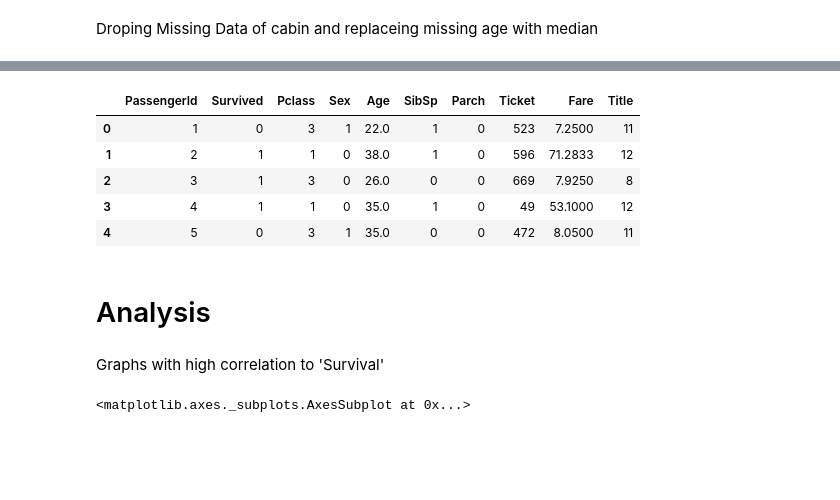
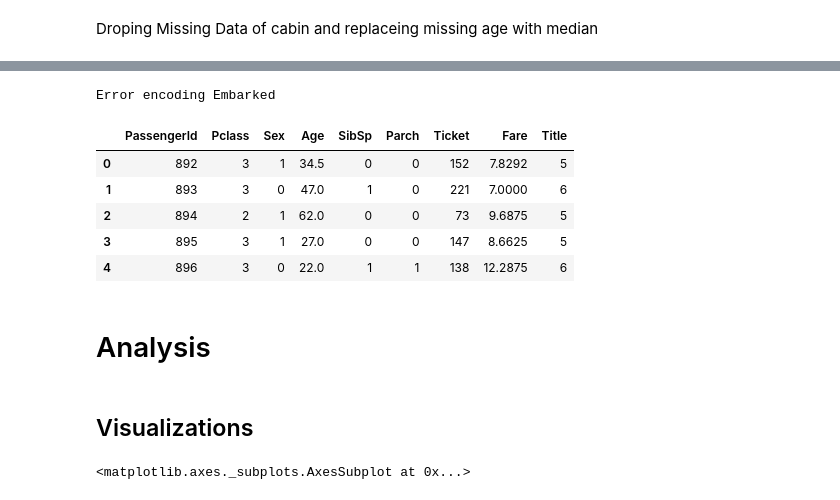
Before and after one commit to jtvkw2/Titanic-Data-Competiton, a Jupyter notebook: Titanic Data Competition.ipynb, the cells around one changed output, grey strips where cells are left out. Saved outputs shown, nothing was run; the diff lists cells and outputs as text; code cells hidden in the pictures; blank space fills up the shorter version.

```diff
--- a/Titanic Data Competition.ipynb
+++ b/Titanic Data Competition.ipynb
@@ -53,5 +67,7 @@ sns.heatmap(train_data[cols].isnull(), cmap=sns.color_palette(colours))
 Droping Missing Data of cabin and replaceing missing age with median
 # %%
 train_data['Title'] = train_data['Name'].str.split(", ", expand=True)[1].str.split(".", expand=True)[0]
+test_data['Title'] = test_data['Name'].str.split(", ", expand=True)[1].str.split(".", expand=True)[0]
 train_data.head()
+test_data.head()
 # %% [output]
@@ -64,7 +80,7 @@ train_data.head()
 # %%
 train_data.drop('Cabin', axis=1, inplace=True)
 train_data.drop('Name', axis=1, inplace=True)
-train_data.drop('Embarked', axis=1, inplace=True)
+#train_data.drop('Embarked', axis=1, inplace=True)
 
 med = train_data['Age'].median()
 print(med)
@@ -80,0 +97,9 @@ train_data.head()
+# %%
+test_data.drop('Cabin', axis=1, inplace=True)
+test_data.drop('Name', axis=1, inplace=True)
+test_data.drop('Embarked', axis=1, inplace=True)
+
+med = test_data['Age'].median()
+print(med)
+test_data['Age'] = test_data['Age'].fillna(med)
+test_data.head()
@@ -90,18 +123,20 @@ def dummyEncode(df):
     return df
 # %%
 train_data = dummyEncode(train_data)
-train_data.head()
+test_data = dummyEncode(test_data)
+test_data.head()
 # %% [output]
+Error encoding Embarked
-|  | PassengerId | Survived | Pclass | Sex | Age | SibSp | Parch | Ticket | Fare | Title |
-| 0 | 1 | 0 | 3 | 1 | 22.0 | 1 | 0 | 523 | 7.2500 | 11 |
-| 1 | 2 | 1 | 1 | 0 | 38.0 | 1 | 0 | 596 | 71.2833 | 12 |
-| 2 | 3 | 1 | 3 | 0 | 26.0 | 0 | 0 | 669 | 7.9250 | 8 |
-| 3 | 4 | 1 | 1 | 0 | 35.0 | 1 | 0 | 49 | 53.1000 | 12 |
-| 4 | 5 | 0 | 3 | 1 | 35.0 | 0 | 0 | 472 | 8.0500 | 11 |
+|  | PassengerId | Pclass | Sex | Age | SibSp | Parch | Ticket | Fare | Title |
+| 0 | 892 | 3 | 1 | 34.5 | 0 | 0 | 152 | 7.8292 | 5 |
+| 1 | 893 | 3 | 0 | 47.0 | 1 | 0 | 221 | 7.0000 | 6 |
+| 2 | 894 | 2 | 1 | 62.0 | 0 | 0 | 73 | 9.6875 | 5 |
+| 3 | 895 | 3 | 1 | 27.0 | 0 | 0 | 147 | 8.6625 | 5 |
+| 4 | 896 | 3 | 0 | 22.0 | 1 | 1 | 138 | 12.2875 | 6 |
 # %% [markdown]
 # Analysis
-# %% [markdown]
-Graphs with high correlation to 'Survival'
+# %% [markdown]
+## Visualizations
 # %%
 sns.boxplot(x="Survived", y="Fare", data=train_data)
 # %% [output]
```
Also changed, not shown: parts of 18 cells of this notebook.
